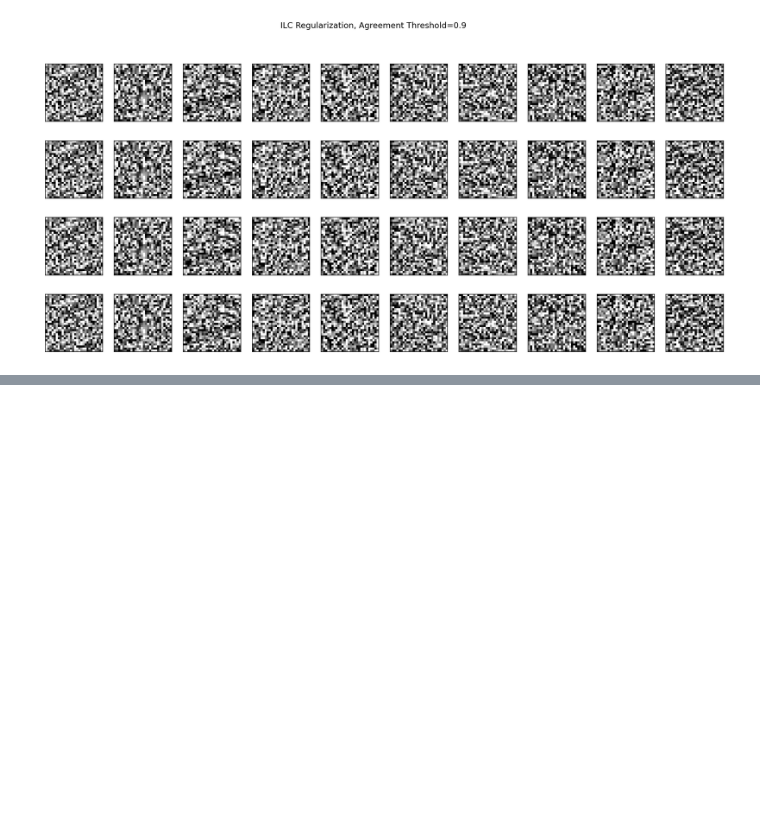
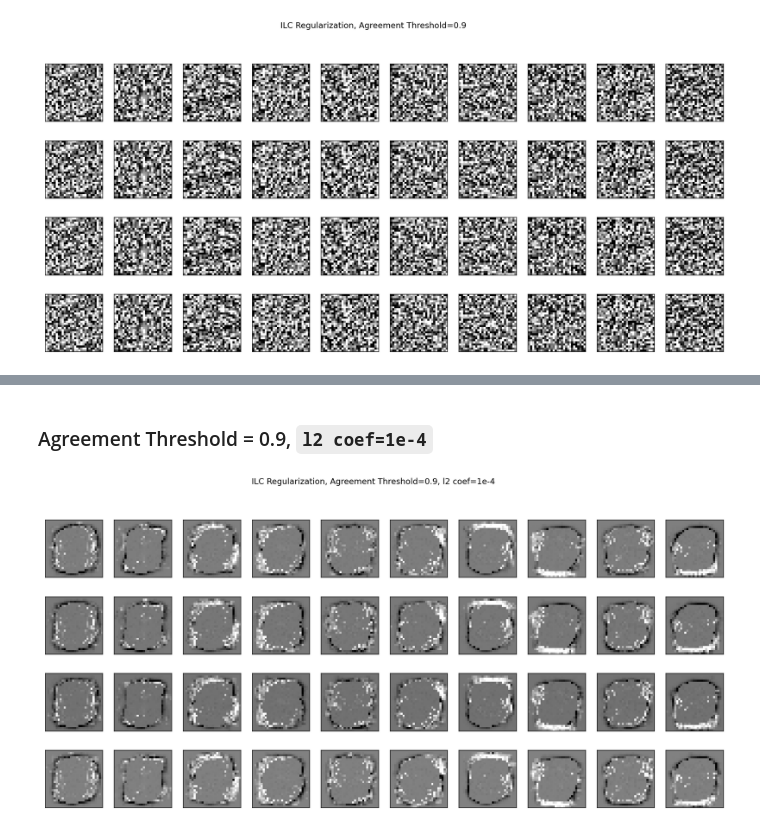
Before and after one commit to scspinney/pgm-fmri, a Jupyter notebook: SparseRegElasticNet_ILC.ipynb, the cells around one changed output, grey strips where cells are left out. Cells and saved outputs as stored; diff of their text form; code cells hidden in the pictures; blank space fills up the shorter version.

```diff
--- a/SparseRegElasticNet_ILC.ipynb
+++ b/SparseRegElasticNet_ILC.ipynb
@@ -663,0 +721,20 @@ plt.show()
+# %% [markdown]
+### Agreement Threshold = 0.9, `l2 coef=1e-4`
+# %%
+import matplotlib.pyplot as plt
+from matplotlib.pyplot import figure
+
+fig, axes = plt.subplots(4, 10, figsize=(18, 8), dpi=140, facecolor='w', edgecolor='k')
+# use global min / max to ensure all weights are shown on the same scale
+for m in range(n_envs):
+    vmin, vmax = envs_ilc_params[m]['linear']['w'].min(), envs_ilc_params[m]['linear']['w'].max()
+    for coef, ax in zip(envs_ilc_params[m]['linear']['w'].T, axes[m,:]):
+        ax.matshow(coef.reshape(28, 28), cmap=plt.cm.gray, vmin=.5 * vmin,
+                vmax=.5 * vmax)
+        ax.set_xticks(())
+        ax.set_yticks(())
+
+plt.suptitle('ILC Regularization, Agreement Threshold=0.9, l2 coef=1e-4')
+plt.show()
+# %% [output]
+[figure, added]
```
Also changed, not shown: parts of 16 cells of this notebook.
